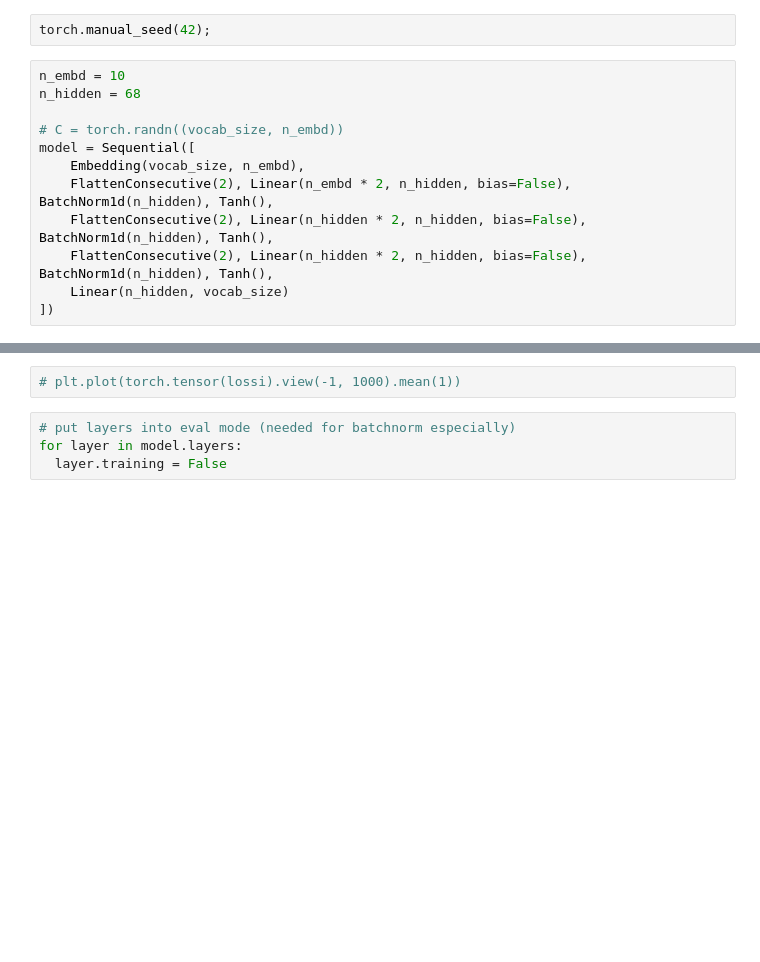
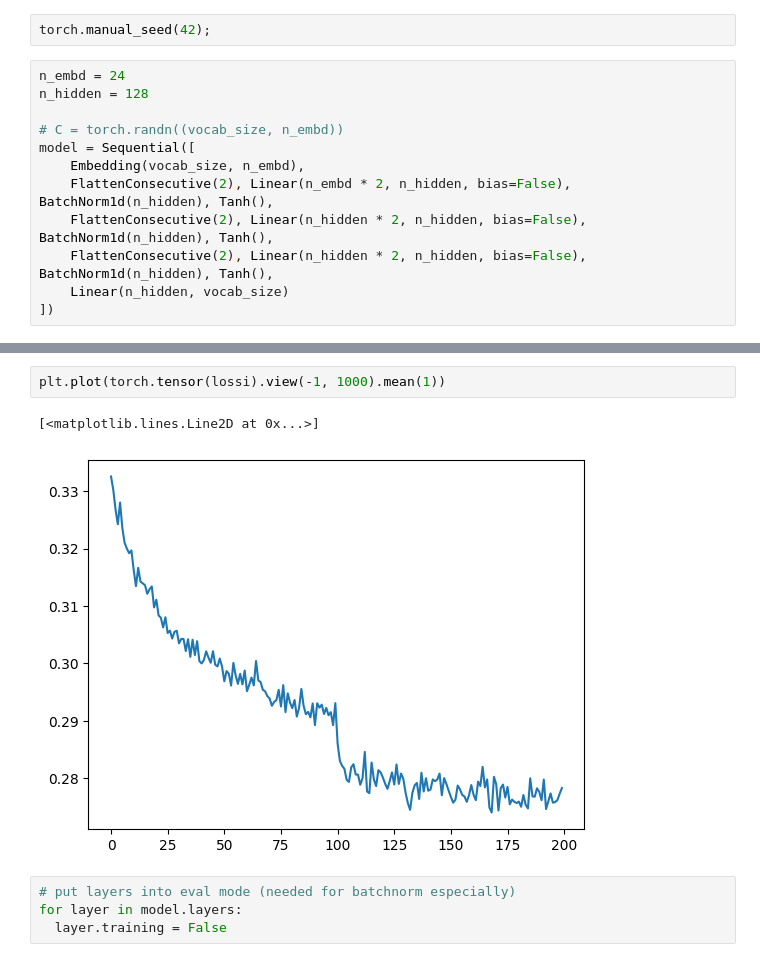
Before and after one commit to ghsaboias/karpathy_makemore, a Jupyter notebook: makemore_part6_wavenet.ipynb, the cells around one changed output, grey strips where cells are left out. Cells and saved outputs as stored; diff of their text form; blank space fills up the shorter version.

Commit message:
feat: changed n_embd, n_hidden

```diff
--- a/makemore_part6_wavenet.ipynb
+++ b/makemore_part6_wavenet.ipynb
@@ -181,8 +182,8 @@ class Sequential:
 # %%
 torch.manual_seed(42);
 # %%
-n_embd = 10
-n_hidden = 68
+n_embd = 24
+n_hidden = 128
 
 # C = torch.randn((vocab_size, n_embd))
 model = Sequential([
@@ -242,5 +243,8 @@ for i in range(max_steps):
 # %%
-# plt.plot(torch.tensor(lossi).view(-1, 1000).mean(1))
+plt.plot(torch.tensor(lossi).view(-1, 1000).mean(1))
+# %% [output]
+[<matplotlib.lines.Line2D at 0x...>]
+[figure, added]
 # %%
 # put layers into eval mode (needed for batchnorm especially)
 for layer in model.layers:
```
Also changed, not shown: parts of 8 cells of this notebook.
